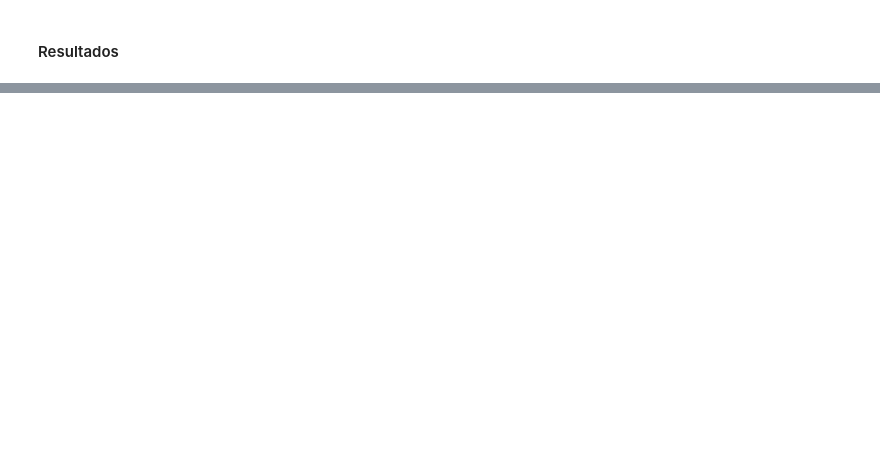
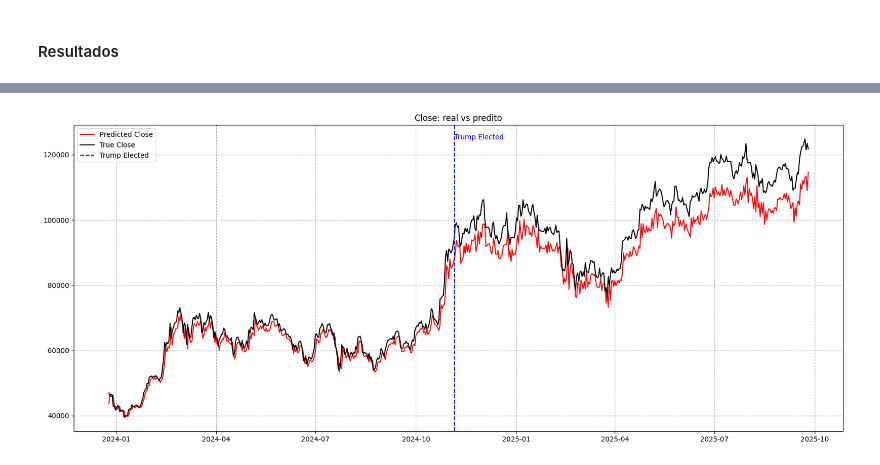
Before and after one commit to gusdiaso/crypto_predict, a Jupyter notebook: notebooks/03_lstm_univariate.ipynb, the cells around one changed output, grey strips where cells are left out. Cells and saved outputs as stored; diff of their text form; code cells hidden in the pictures; blank space fills up the shorter version.

```diff
--- a/notebooks/03_lstm_univariate.ipynb
+++ b/notebooks/03_lstm_univariate.ipynb
@@ -505,0 +589,15 @@ plt.show()
+# %%
+for m in models_lstm_lag_cropped:
+    y_pred = m["model"].predict(m["X_test"])
+    rmse_test = np.sqrt(mean_squared_error(m["y_test"], y_pred))
+    m["rmse_test"] = rmse_test
+
+lstm_lag_cropped_ordered_by_test = sorted(models_lstm_lag_cropped, key=lambda x: x["rmse_test"])
+
+for i, obj in enumerate(lstm_lag_cropped_ordered_by_test):
+    print(f"--- Modelo {i+1} ---")
+    print("params:", obj.get("params"))
+    print("rmse_test:", obj.get("rmse_test"))
+    print("n_splits:", obj.get("n_splits"))
+    print("seq_len:", obj.get("seq_len"))
+    print()
@@ -505,0 +610,14 @@ plt.show()
+# %%
+y_pred_scaled = lstm_lag_cropped_ordered_by_test[0]["model"].predict(lstm_lag_cropped_ordered_by_test[0]["X_test"])
+
+rmse = np.sqrt(mean_squared_error(lstm_lag_cropped_ordered_by_test[0]["y_test"], y_pred_scaled))
+mae = mean_absolute_error(lstm_lag_cropped_ordered_by_test[0]["y_test"], y_pred_scaled)
+
+print(f"MAE normalizado: {mae}")
+print(f"RMSE normalizado: {rmse}")
+
+y_pred = scaler_close_cropped.inverse_transform(y_pred_scaled.reshape(-1, 1))
+y_test = scaler_close_cropped.inverse_transform(lstm_lag_cropped_ordered_by_test[0]["y_test"].reshape(-1, 1))
+
+y_pred = y_pred.flatten()
+y_test = y_test.flatten()
@@ -505,0 +656,12 @@ plt.show()
+# %%
+plt.figure(figsize=(20,8))
+plt.plot(data.index[-len(y_pred):], y_pred, color="red", marker=",", label='Predicted Close')
+plt.plot(data.index[-len(y_test):], y_test, color="black", marker=",", label='True Close')
+plt.axvline(x=event_date, color='blue', linestyle='--', label=event_label)
+plt.text(event_date, max(data[f'closeLag_{seq_len}']), event_label, color='blue')
+plt.title('Close: real vs predito')
+plt.legend()
+plt.grid(True, linestyle="--")
+plt.show()
+# %% [output]
+[figure, added]
```
Also changed, not shown: parts of 29 cells of this notebook, 2 other files.
